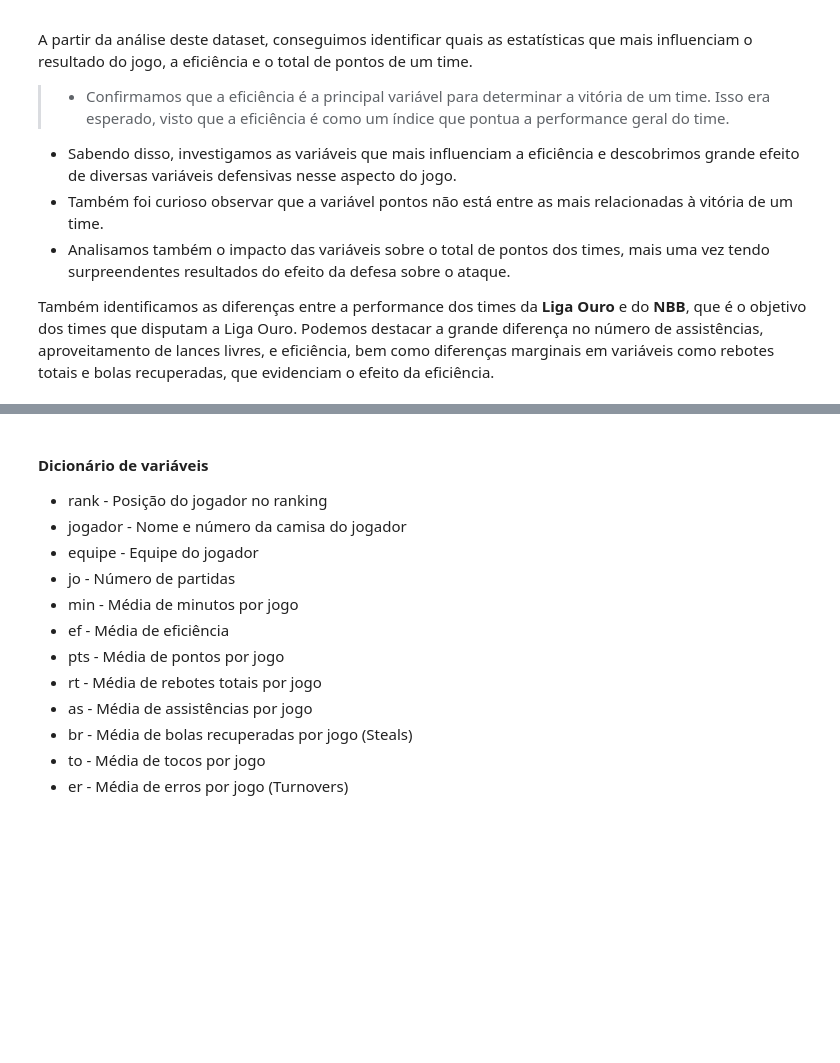
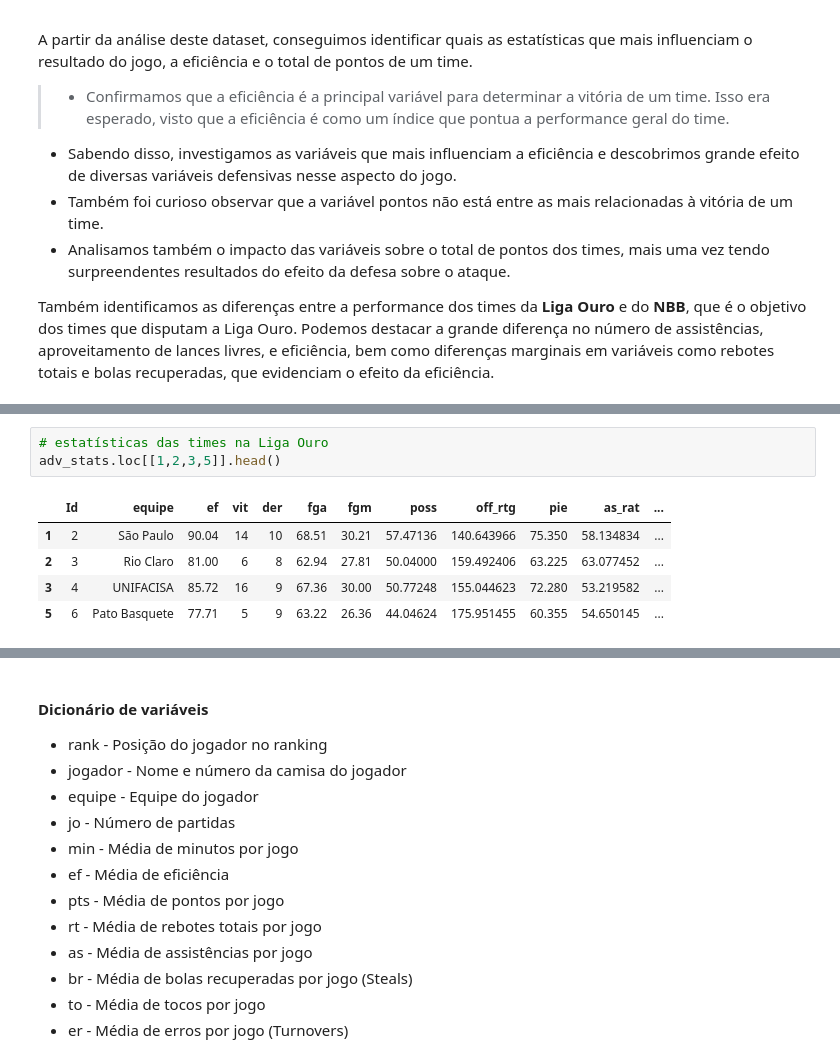
Before and after one commit to rafaelnduarte/Analise_De_Dados_Cerrado_Basquete, a Jupyter notebook: Análise_de_Dados_Cerrado_Basquete.ipynb, the cells around one changed output, grey strips where cells are left out. Drawn from its saved outputs; the diff is of its cells as text; blank space fills up the shorter version.

Commit message:
Atualização - Advanced Stats

```diff
--- a/Análise_de_Dados_Cerrado_Basquete.ipynb
+++ b/Análise_de_Dados_Cerrado_Basquete.ipynb
@@ -551,0 +740,9 @@ Também identificamos as diferenças entre a performance dos times da **Liga Our
+# %%
+# estatísticas das times na Liga Ouro
+adv_stats.loc[[1,2,3,5]].head()
+# %% [output]
+|  | Id | equipe | ef | vit | der | fga | fgm | poss | off_rtg | pie | as_rat | ... |
+| 1 | 2 | São Paulo | 90.04 | 14 | 10 | 68.51 | 30.21 | 57.47136 | 140.643966 | 75.350 | 58.134834 | ... |
+| 2 | 3 | Rio Claro | 81.00 | 6 | 8 | 62.94 | 27.81 | 50.04000 | 159.492406 | 63.225 | 63.077452 | ... |
+| 3 | 4 | UNIFACISA | 85.72 | 16 | 9 | 67.36 | 30.00 | 50.77248 | 155.044623 | 72.280 | 53.219582 | ... |
+| 5 | 6 | Pato Basquete | 77.71 | 5 | 9 | 63.22 | 26.36 | 44.04624 | 175.951455 | 60.355 | 54.650145 | ... |
```
Also changed, not shown: parts of 29 cells of this notebook.
